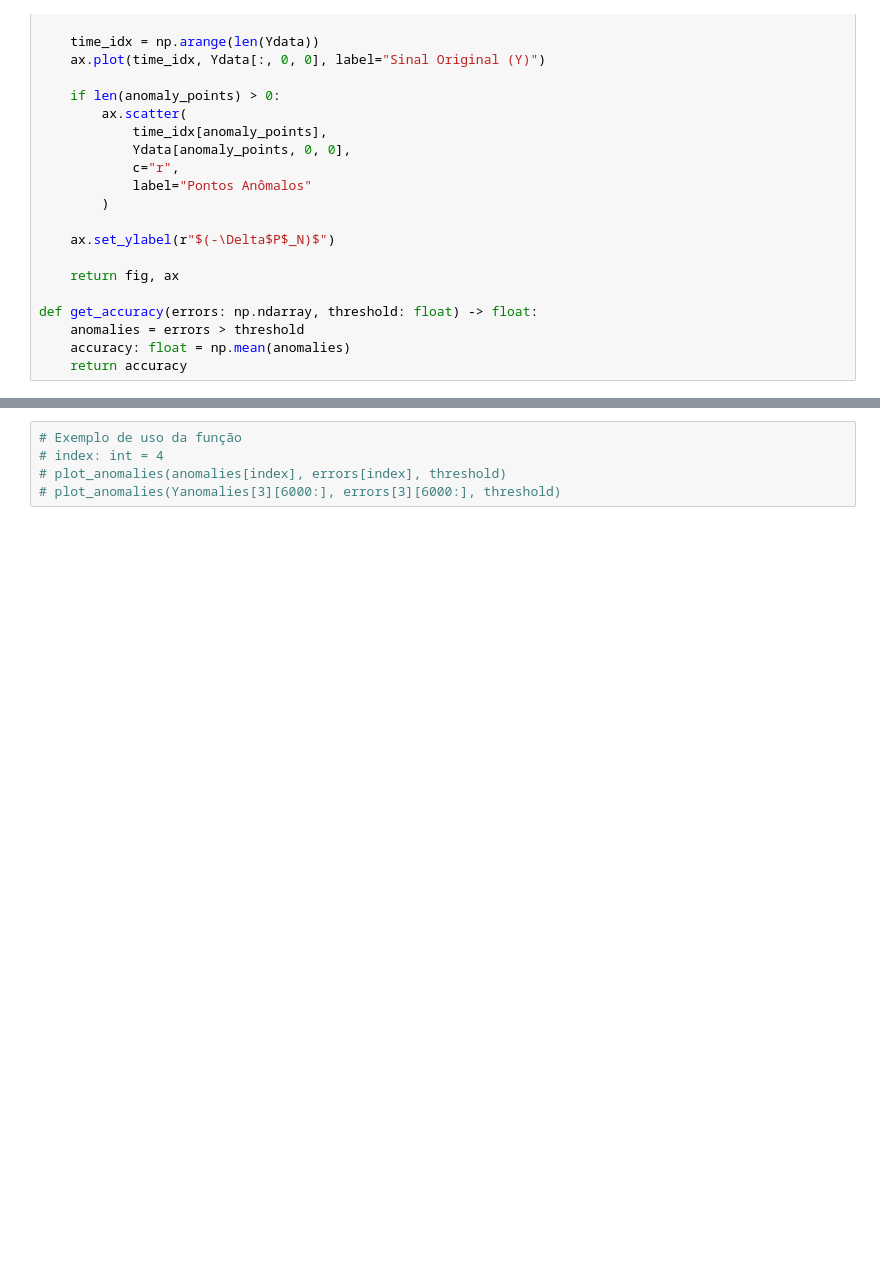
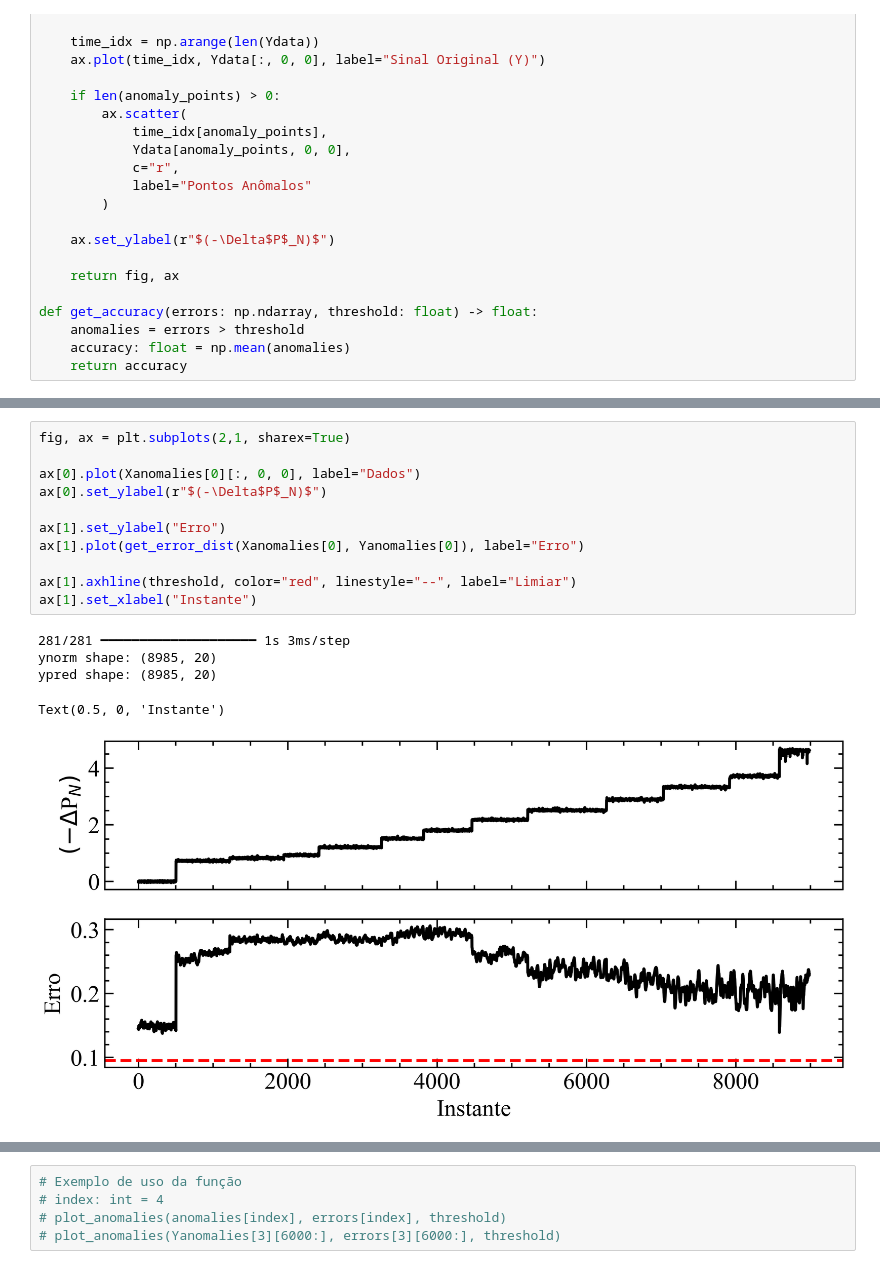
Before and after one commit to ViniMelloeMuller/fluidization-AE, a Jupyter notebook: notebooks/anomalies.ipynb, the cells around one changed output, grey strips where cells are left out. Drawn from its saved outputs; the diff is of its cells as text; blank space fills up the shorter version.

```diff
--- a/notebooks/anomalies.ipynb
+++ b/notebooks/anomalies.ipynb
@@ -172,3 +190,20 @@ Text(0.5, 0, 'Instante')
+# %%
+fig, ax = plt.subplots(2,1, sharex=True)
+
+ax[0].plot(Xanomalies[0][:, 0, 0], label="Dados")
+ax[0].set_ylabel(r"$(-\Delta$P$_N)$")
+
+ax[1].set_ylabel("Erro")
+ax[1].plot(get_error_dist(Xanomalies[0], Yanomalies[0]), label="Erro")
+
+ax[1].axhline(threshold, color="red", linestyle="--", label="Limiar")
+ax[1].set_xlabel("Instante")
+# %% [output]
+281/281 ━━━━━━━━━━━━━━━━━━━━ 1s 3ms/step
+ynorm shape: (8985, 20)
+ypred shape: (8985, 20)
+Text(0.5, 0, 'Instante')
+[figure, added]
 # %%
 plot_error_dist(normal_err, threshold, "blue")
 # %% [output]
```
Also changed, not shown: parts of 17 cells of this notebook, 2 other files.
